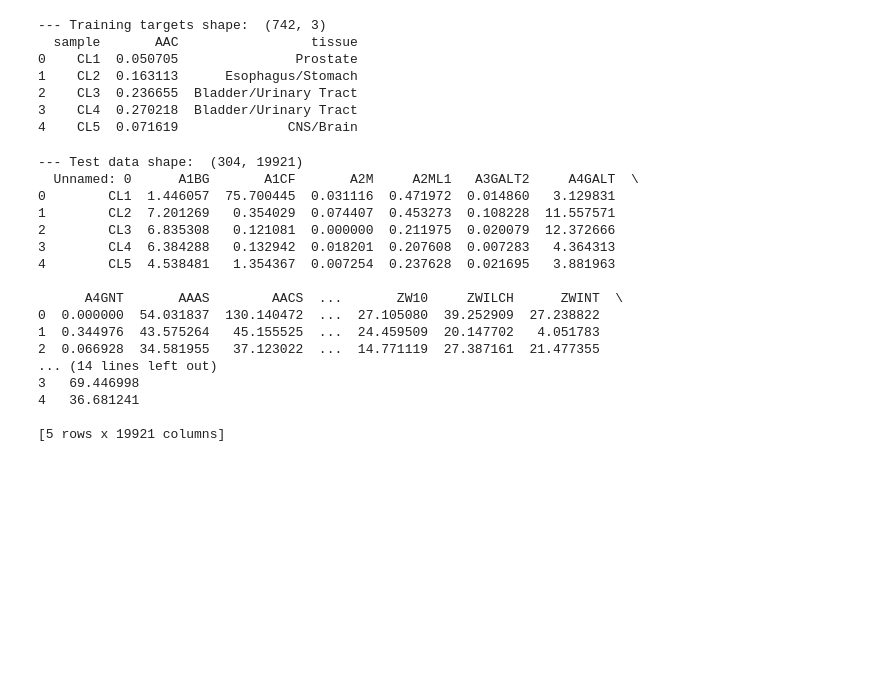
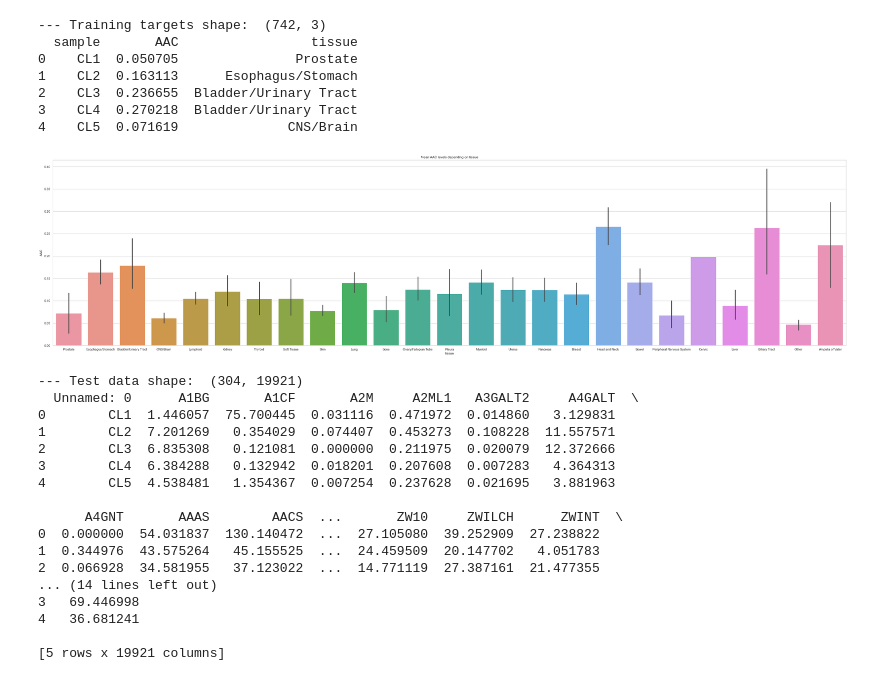
Before and after one commit to oskarboesch/ml-project-2-lol-ml, a Jupyter notebook: src/notebooks/data_exploration.ipynb, the cells around one changed output. Cells and saved outputs as stored; diff of their text form; code cells hidden in the pictures; blank space fills up the shorter version.

```diff
--- a/src/notebooks/data_exploration.ipynb
+++ b/src/notebooks/data_exploration.ipynb
@@ -60,6 +60,14 @@ print(data_train_targets.head())
 2    CL3  0.236655  Bladder/Urinary Tract
 3    CL4  0.270218  Bladder/Urinary Tract
 4    CL5  0.071619              CNS/Brain
+# %%
+# plot the mean AAC levels depending on tissue
+plt.figure(figsize=(50, 12))
+sns.barplot(x="tissue", y="AAC", data=data_train_targets)
+plt.title("Mean AAC levels depending on tissue")
+plt.show()
+# %% [output]
+[figure, added]
 # %%
 print("--- Test data shape: ", data_test.shape)
 print(data_test.head())
```
Also changed, not shown: parts of 3 cells of this notebook, 5 other files.
